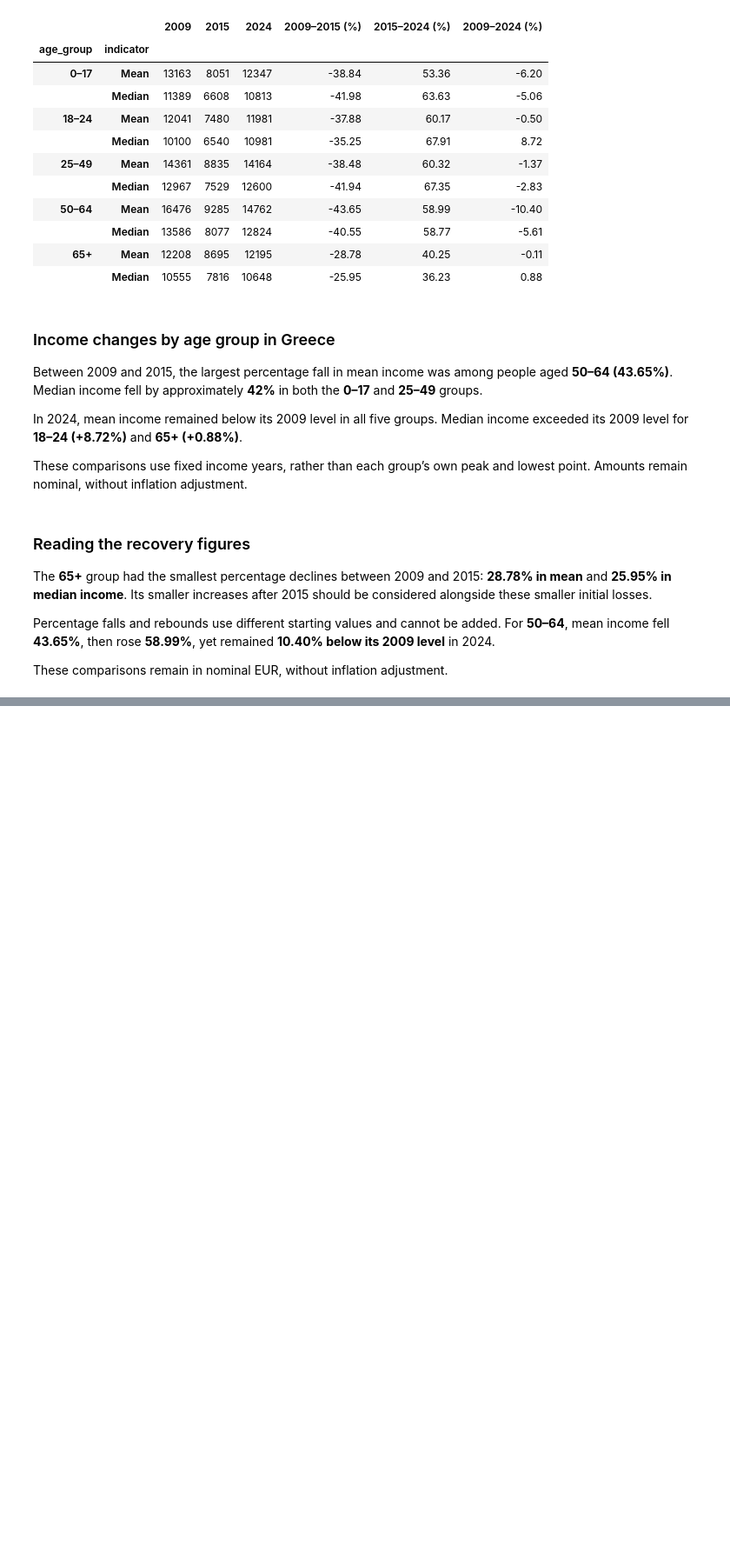
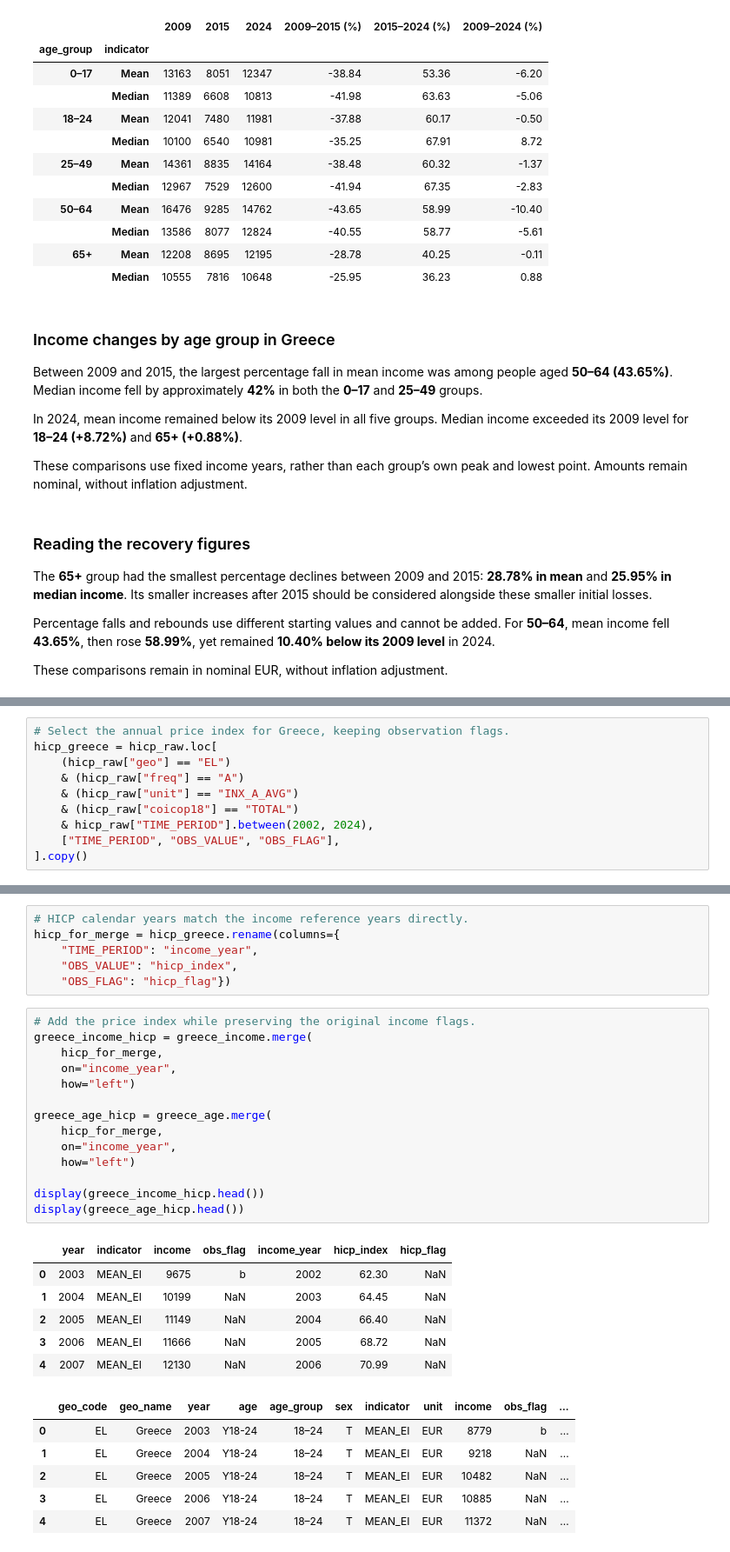
Before and after one commit to GeorgeZDESK/eurostat-income-analysis, a Jupyter notebook: notebooks/02_income_analysis.ipynb, the cells around one changed output, grey strips where cells are left out. Shown at 87% size. Drawn from its saved outputs; the diff is of its cells as text; blank space fills up the shorter version.

```diff
--- a/notebooks/02_income_analysis.ipynb
+++ b/notebooks/02_income_analysis.ipynb
@@ -497,0 +506,10 @@ These comparisons remain in nominal EUR, without inflation adjustment.
+# %%
+# Select the annual price index for Greece, keeping observation flags.
+hicp_greece = hicp_raw.loc[
+    (hicp_raw["geo"] == "EL")
+    & (hicp_raw["freq"] == "A")
+    & (hicp_raw["unit"] == "INX_A_AVG")
+    & (hicp_raw["coicop18"] == "TOTAL")
+    & hicp_raw["TIME_PERIOD"].between(2002, 2024),
+    ["TIME_PERIOD", "OBS_VALUE", "OBS_FLAG"],
+].copy()
@@ -497,0 +561,33 @@ These comparisons remain in nominal EUR, without inflation adjustment.
+# %%
+# HICP calendar years match the income reference years directly.
+hicp_for_merge = hicp_greece.rename(columns={
+    "TIME_PERIOD": "income_year",
+    "OBS_VALUE": "hicp_index",
+    "OBS_FLAG": "hicp_flag"})
+# %%
+# Add the price index while preserving the original income flags.
+greece_income_hicp = greece_income.merge(
+    hicp_for_merge,
+    on="income_year",
+    how="left")
+
+greece_age_hicp = greece_age.merge(
+    hicp_for_merge,
+    on="income_year",
+    how="left")
+
+display(greece_income_hicp.head())
+display(greece_age_hicp.head())
+# %% [output]
+|  | year | indicator | income | obs_flag | income_year | hicp_index | hicp_flag |
+| 0 | 2003 | MEAN_EI | 9675 | b | 2002 | 62.30 | NaN |
+| 1 | 2004 | MEAN_EI | 10199 | NaN | 2003 | 64.45 | NaN |
+| 2 | 2005 | MEAN_EI | 11149 | NaN | 2004 | 66.40 | NaN |
+| 3 | 2006 | MEAN_EI | 11666 | NaN | 2005 | 68.72 | NaN |
+| 4 | 2007 | MEAN_EI | 12130 | NaN | 2006 | 70.99 | NaN |
+|  | geo_code | geo_name | year | age | age_group | sex | indicator | unit | income | obs_flag | ... |
+| 0 | EL | Greece | 2003 | Y18-24 | 18–24 | T | MEAN_EI | EUR | 8779 | b | ... |
+| 1 | EL | Greece | 2004 | Y18-24 | 18–24 | T | MEAN_EI | EUR | 9218 | NaN | ... |
+| 2 | EL | Greece | 2005 | Y18-24 | 18–24 | T | MEAN_EI | EUR | 10482 | NaN | ... |
+| 3 | EL | Greece | 2006 | Y18-24 | 18–24 | T | MEAN_EI | EUR | 10885 | NaN | ... |
+| 4 | EL | Greece | 2007 | Y18-24 | 18–24 | T | MEAN_EI | EUR | 11372 | NaN | ... |
```
Also changed, not shown: parts of 10 cells of this notebook, 2 other files.
